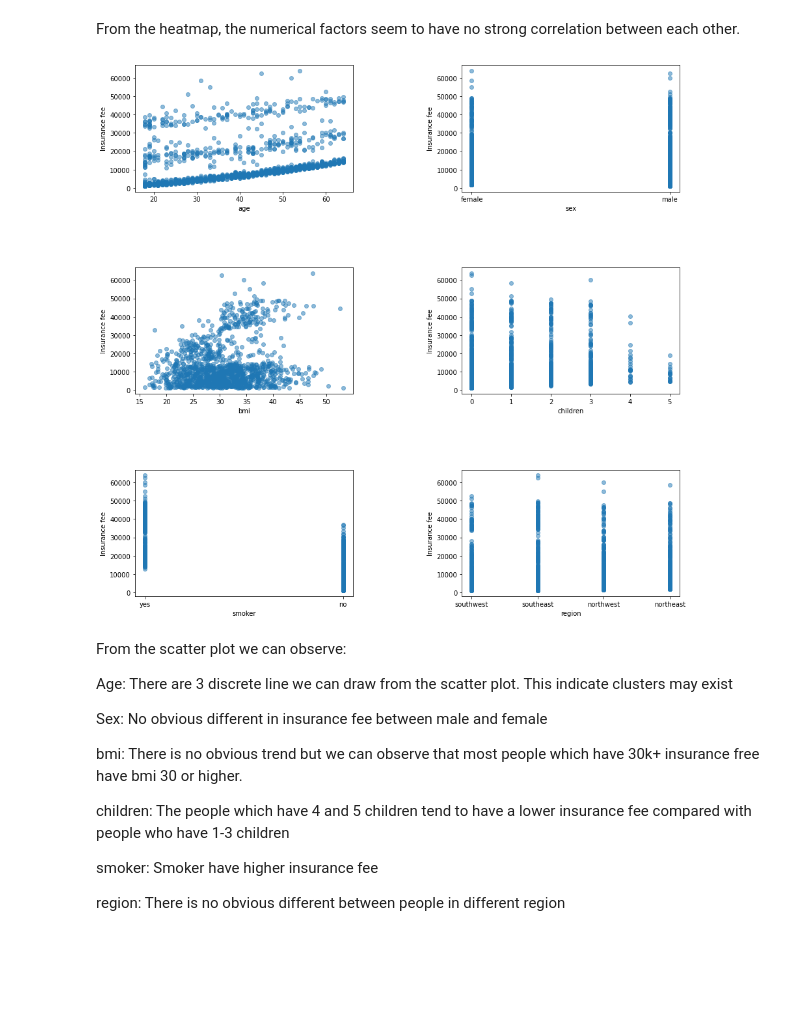
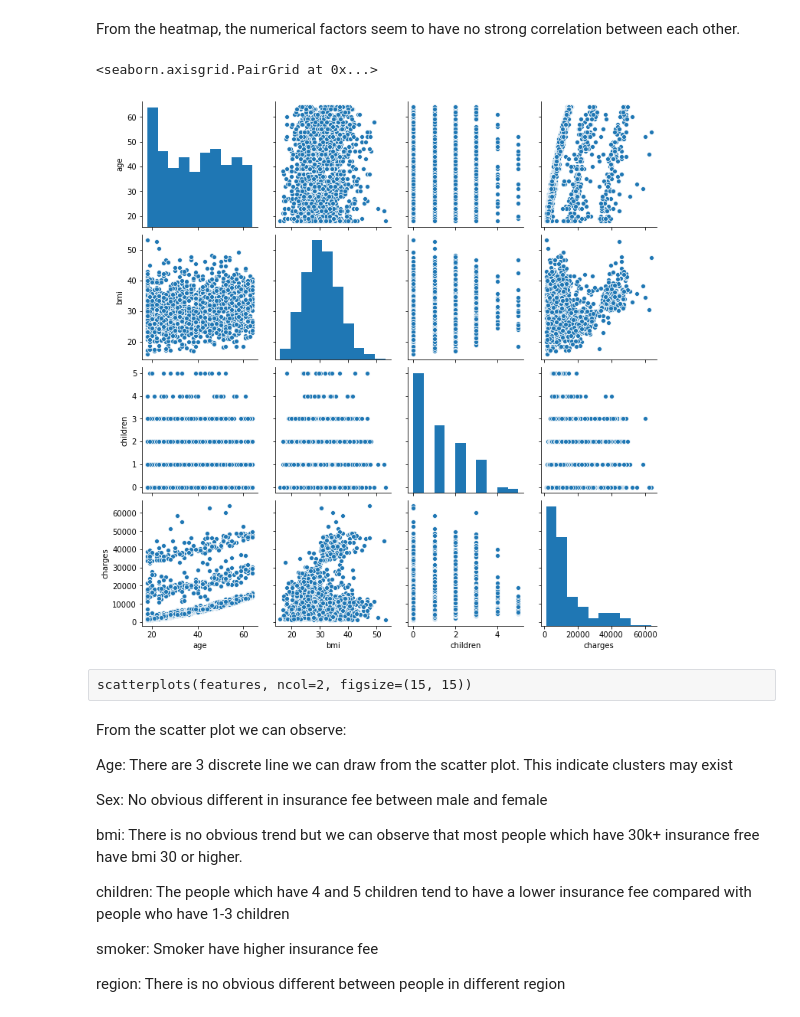
Before and after one commit to ronald55699/Capstone-2, a Jupyter notebook: Capstone 2/11_5 Capstone Two Exploratory Data Analysis.ipynb, the cells around one changed output. Drawn from its saved outputs; the diff is of its cells as text; code cells hidden in the pictures; blank space fills up the shorter version.

```diff
--- a/Capstone 2/11_5 Capstone Two Exploratory Data Analysis.ipynb
+++ b/Capstone 2/11_5 Capstone Two Exploratory Data Analysis.ipynb
@@ -35,6 +43,11 @@ sns.heatmap(df.corr(),annot=True)
 [figure]
 # %% [markdown]
 From the heatmap, the numerical factors seem to have no strong correlation between each other.
+# %%
+sns.pairplot(df)
+# %% [output]
+<seaborn.axisgrid.PairGrid at 0x...>
+[figure, added]
 # %%
 # define useful function to create scatterplots of ticket prices against desired columns
 def scatterplots(columns, ncol=None, figsize=(15, 8)):
@@ -52,10 +65,8 @@ def scatterplots(columns, ncol=None, figsize=(15, 8)):
         axes.flatten()[empty].set_visible(False)
 # %%
 features = [i for i in df.columns if i not in ['charges']]
-# %%
-scatterplots(features, ncol=2, figsize=(15, 15))
-# %% [output]
-[figure, removed]
+# %% [raw]
+scatterplots(features, ncol=2, figsize=(15, 15))
 # %% [markdown]
 From the scatter plot we can observe:
 
```
Also changed, not shown: parts of 47 cells of this notebook.
